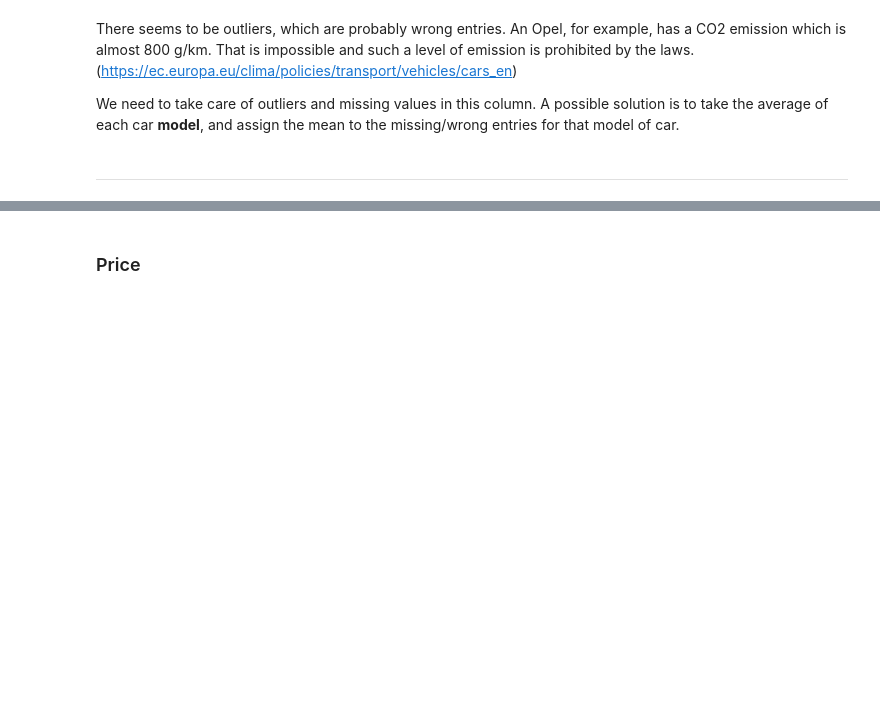
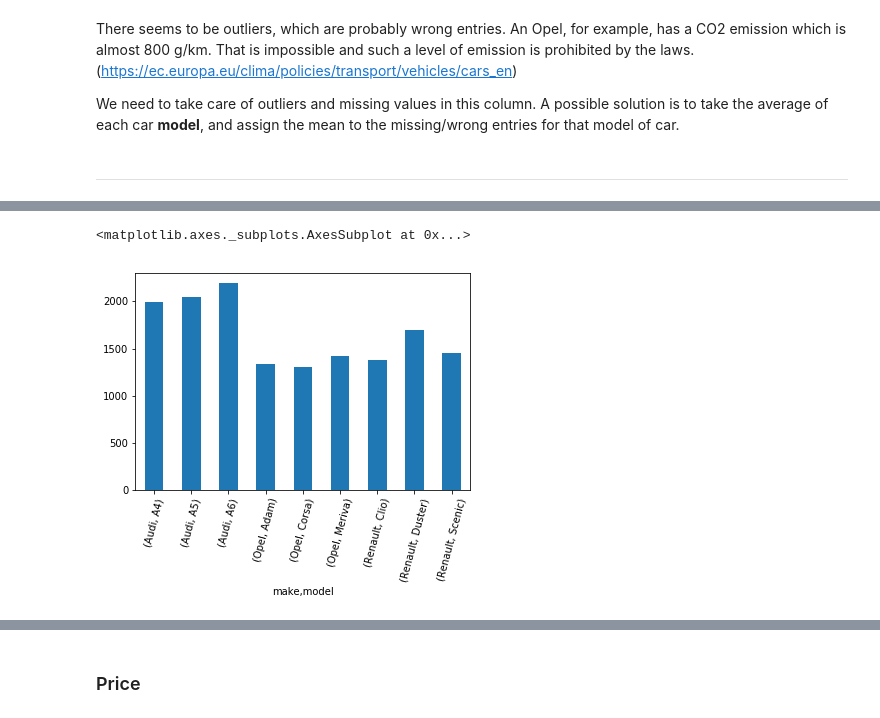
Before and after one commit to kaymal/price-prediction, a Jupyter notebook: trgt/data-cleansing/t-data-cleansing.ipynb, the cells around one changed output, grey strips where cells are left out. Drawn from its saved outputs; the diff is of its cells as text; code cells hidden in the pictures; blank space fills up the shorter version.

```diff
--- a/trgt/data-cleansing/t-data-cleansing.ipynb
+++ b/trgt/data-cleansing/t-data-cleansing.ipynb
@@ -856,0 +941,4 @@ We need to take care of outliers and missing values in this column. A possible s
+# %%
+df_new['cylinders'] = df.cylinders.str[0].str.extract(r'(\d)')
+df_new['cylinders'] = pd.to_numeric(df_new['cylinders'])
+df_new.cylinders.sample(10)
@@ -856,0 +988,11 @@ We need to take care of outliers and missing values in this column. A possible s
+# %%
+# Extract descplacement values
+df_new['displacement'] = df.displacement.str[0].str.extract(r'(\d,\d\d\d)')
+
+# Remove commas
+df_new['displacement'] = df_new['displacement'].str.replace(",", "")
+
+# Change the type
+df_new['displacement'] = pd.to_numeric(df_new['displacement'])
+
+df_new['displacement'].sample(10)
@@ -856,0 +1011,5 @@ We need to take care of outliers and missing values in this column. A possible s
+# %%
+df_new.groupby(["make","model"]).displacement.mean().plot.bar(rot=75)
+# %% [output]
+<matplotlib.axes._subplots.AxesSubplot at 0x...>
+[figure, added]
```
Also changed, not shown: parts of 49 cells of this notebook.
